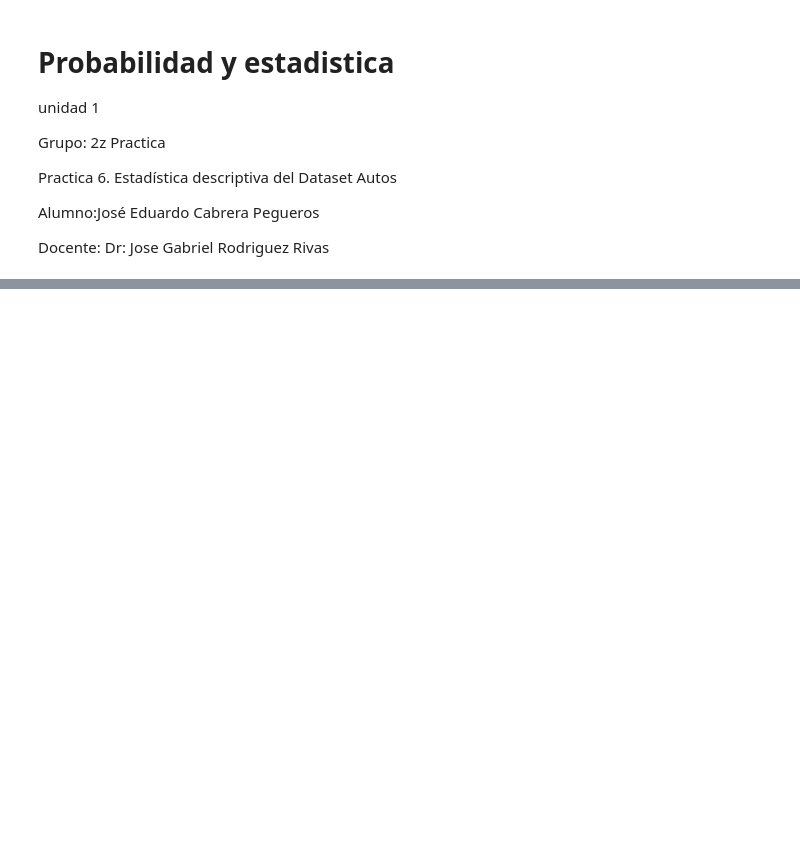
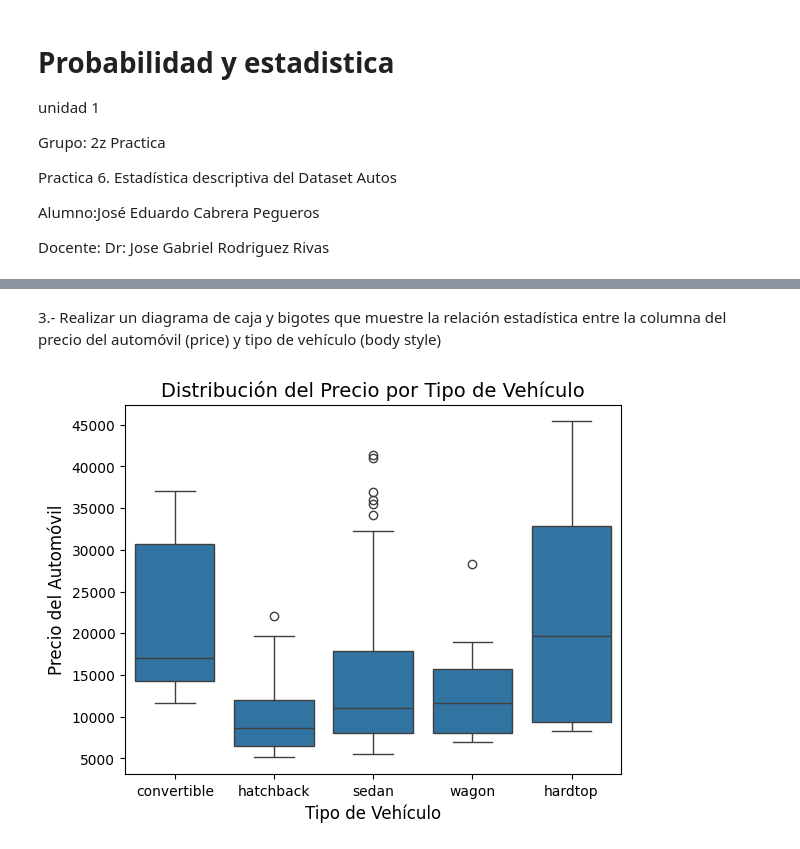
Before and after one commit to JOSEDUARDOCABRERAPEGUEROS/Probabilidad-Y-Estad-stica, a Jupyter notebook: Unidad_6.ipynb, the cells around one changed output, grey strips where cells are left out. Drawn from its saved outputs; the diff is of its cells as text; code cells hidden in the pictures; blank space fills up the shorter version.

```diff
--- a/Unidad_6.ipynb
+++ b/Unidad_6.ipynb
@@ -131,0 +188,10 @@ Conclusiones de la práctica:
+# %% [markdown]
+3.- Realizar un diagrama de caja y bigotes que muestre la relación estadística entre la columna del precio del automóvil (price) y tipo de vehículo (body style)
+# %%
+sns.boxplot(x='body-style', y='price', data = autos)
+plt.title('Distribución del Precio por Tipo de Vehículo', fontsize=14)
+plt.xlabel('Tipo de Vehículo', fontsize=12)
+plt.ylabel('Precio del Automóvil', fontsize=12)
+plt.show()
+# %% [output]
+[figure, added]
```
Also changed, not shown: parts of 48 cells of this notebook.
